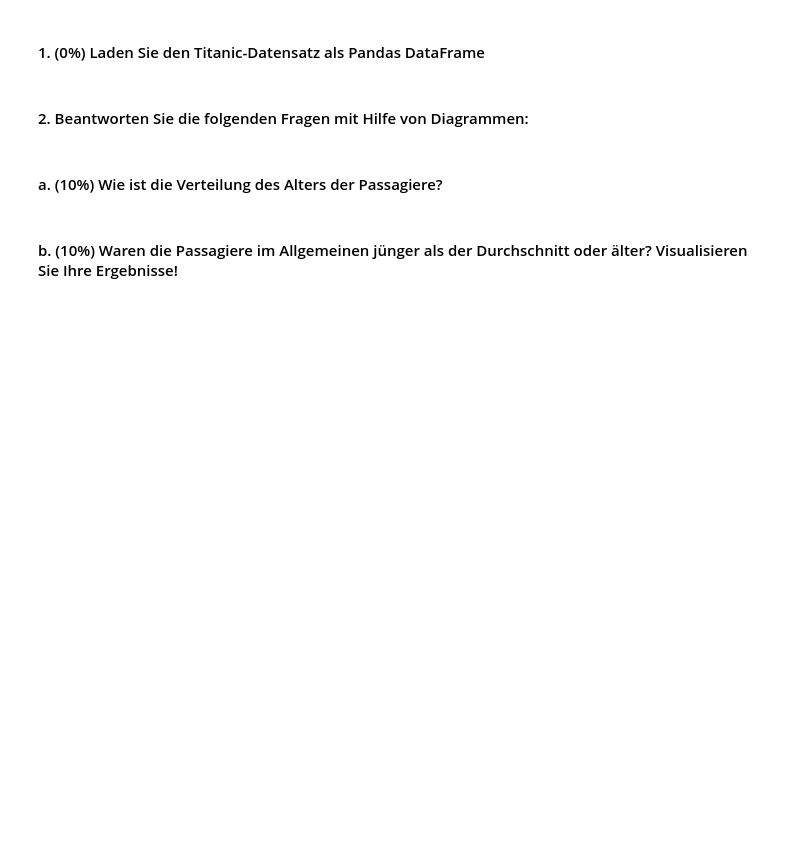
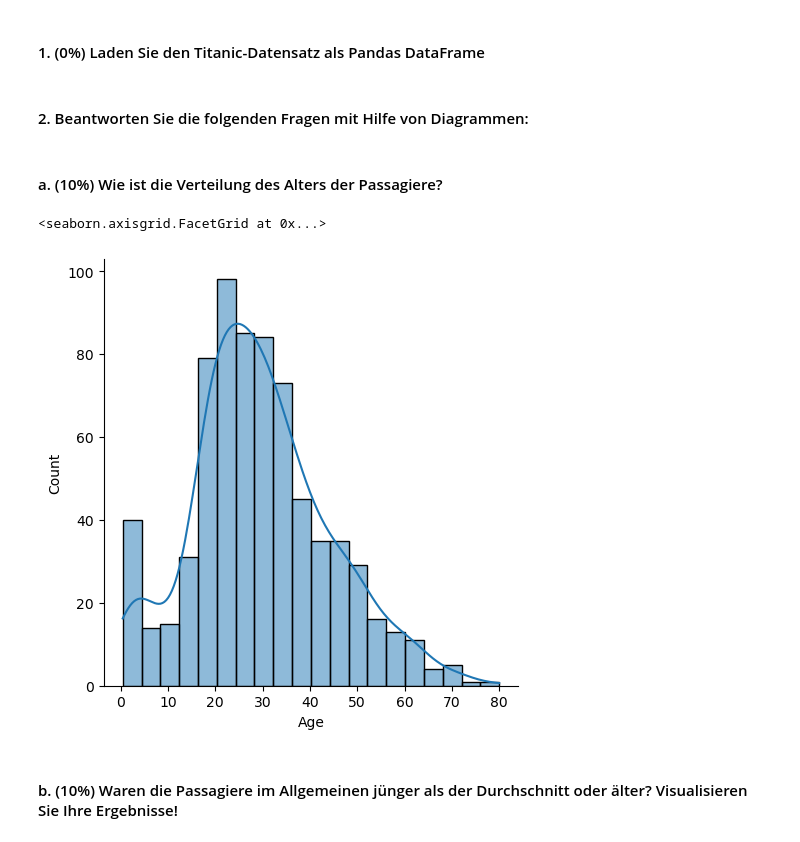
Before and after one commit to tomschewski/datascience1exercise, a Jupyter notebook: Exercise04/Exercise_pandas_seaborn.ipynb, the cells around one changed output. Cells and saved outputs as stored; diff of their text form; code cells hidden in the pictures; blank space fills up the shorter version.

```diff
--- a/Exercise04/Exercise_pandas_seaborn.ipynb
+++ b/Exercise04/Exercise_pandas_seaborn.ipynb
@@ -158,9 +162,25 @@ df
 ## Aufgabe 3: Seaborn Plotting (60%)
 # %% [markdown]
 #### 1. (0%) Laden Sie den Titanic-Datensatz als Pandas DataFrame
+# %%
+import pandas as pd
+import seaborn as sns
+import matplotlib.pyplot as plt
+
+df = pd.read_csv('titanic.csv')
 # %% [markdown]
 #### 2. Beantworten Sie die folgenden Fragen mit Hilfe von Diagrammen:
 # %% [markdown]
 #### a. (10%) Wie ist die Verteilung des Alters der Passagiere?
+# %%
+df['Age'].describe()
+#from this we can get a basic idea from the mean and std; to be sure just plot it
+
+sns.displot(data=df['Age'], kde=True)
+
+#has a decent bellshape but not quite a normal distribution
+# %% [output]
+<seaborn.axisgrid.FacetGrid at 0x...>
+[figure, added]
 # %% [markdown]
 #### b. (10%) Waren die Passagiere im Allgemeinen jünger als der Durchschnitt oder älter? Visualisieren Sie Ihre Ergebnisse!
```
Also changed, not shown: parts of 7 cells of this notebook, 1 other file.
